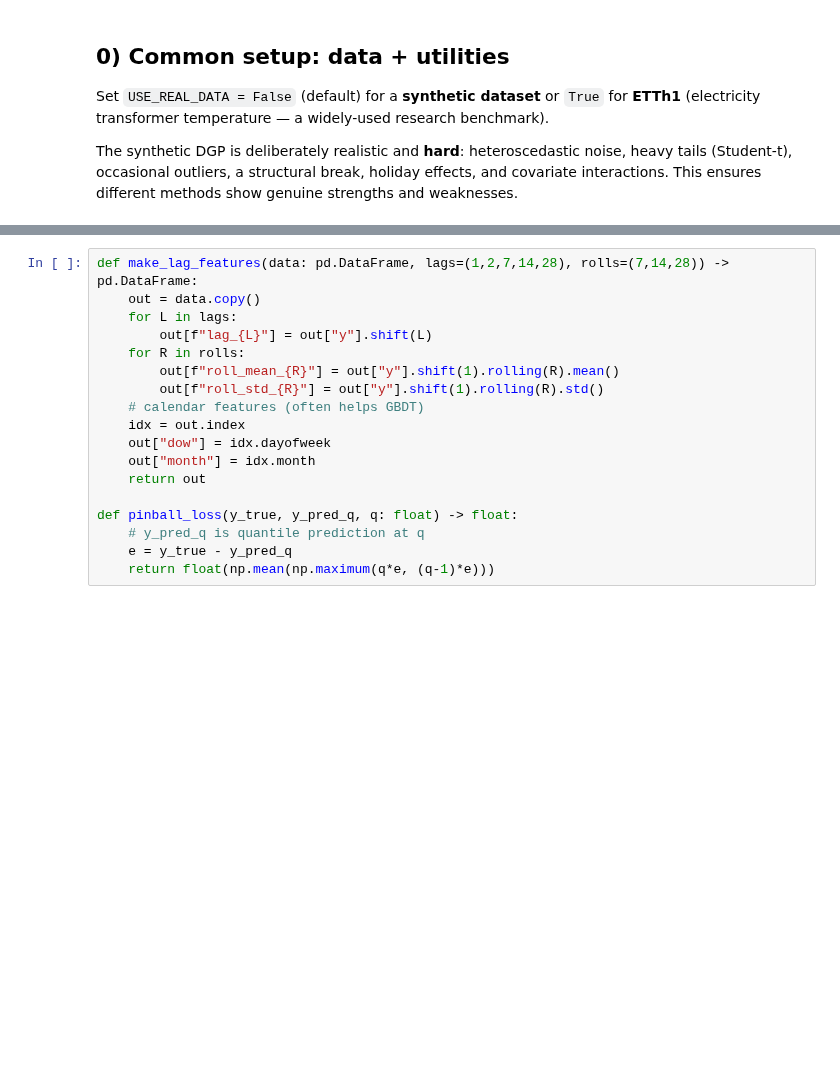
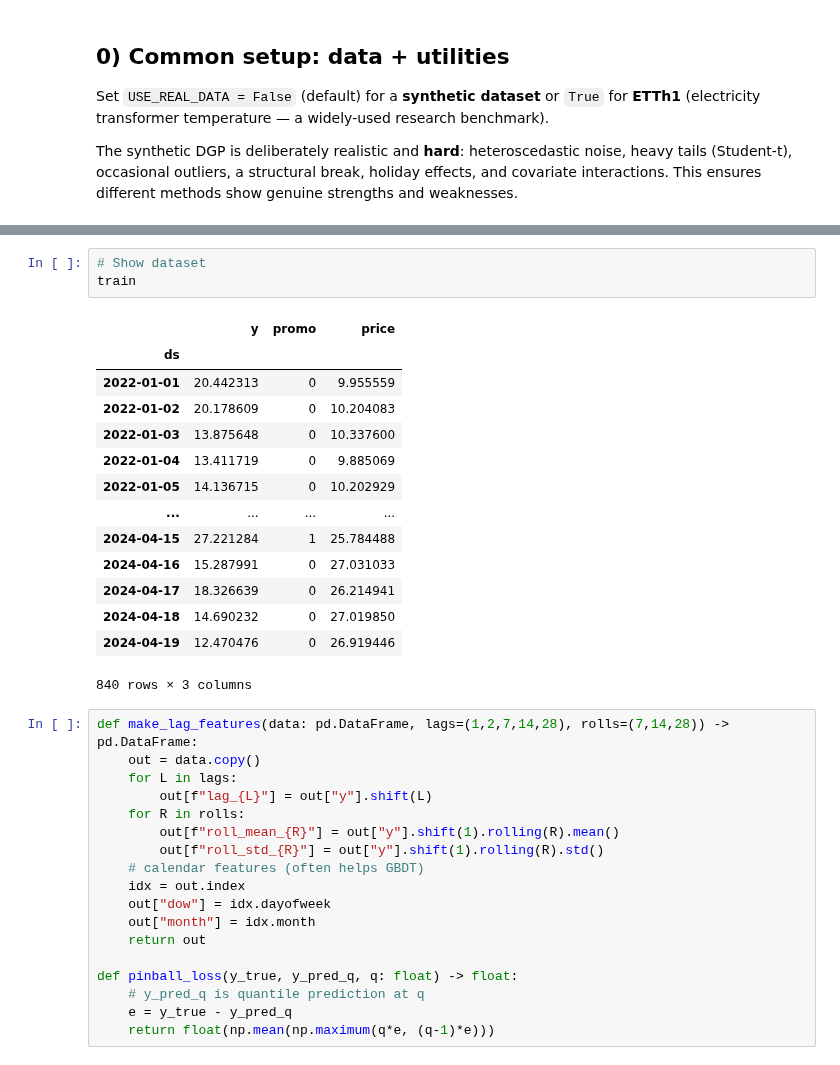
Before and after one commit to francescoamat0/probabilistic-forecasting-playground, a Jupyter notebook: prob_forecast_tryout.ipynb, the cells around one changed output, grey strips where cells are left out. Saved outputs shown, nothing was run; the diff lists cells and outputs as text; blank space fills up the shorter version.

```diff
--- a/prob_forecast_tryout.ipynb
+++ b/prob_forecast_tryout.ipynb
@@ -145,3 +162,21 @@ else:
+# %%
+# Show dataset
+train
+# %% [output]
+|  | y | promo | price |
+| ds |  |  |  |
+| 2022-01-01 | 20.442313 | 0 | 9.955559 |
+| 2022-01-02 | 20.178609 | 0 | 10.204083 |
+| 2022-01-03 | 13.875648 | 0 | 10.337600 |
+| 2022-01-04 | 13.411719 | 0 | 9.885069 |
+| 2022-01-05 | 14.136715 | 0 | 10.202929 |
+| ... | ... | ... | ... |
+| 2024-04-15 | 27.221284 | 1 | 25.784488 |
+| 2024-04-16 | 15.287991 | 0 | 27.031033 |
+| 2024-04-17 | 18.326639 | 0 | 26.214941 |
+| 2024-04-18 | 14.690232 | 0 | 27.019850 |
+| 2024-04-19 | 12.470476 | 0 | 26.919446 |
+840 rows × 3 columns
 # %%
 def make_lag_features(data: pd.DataFrame, lags=(1,2,7,14,28), rolls=(7,14,28)) -> pd.DataFrame:
     out = data.copy()
```
Also changed, not shown: parts of 50 cells of this notebook, 36 other files.
